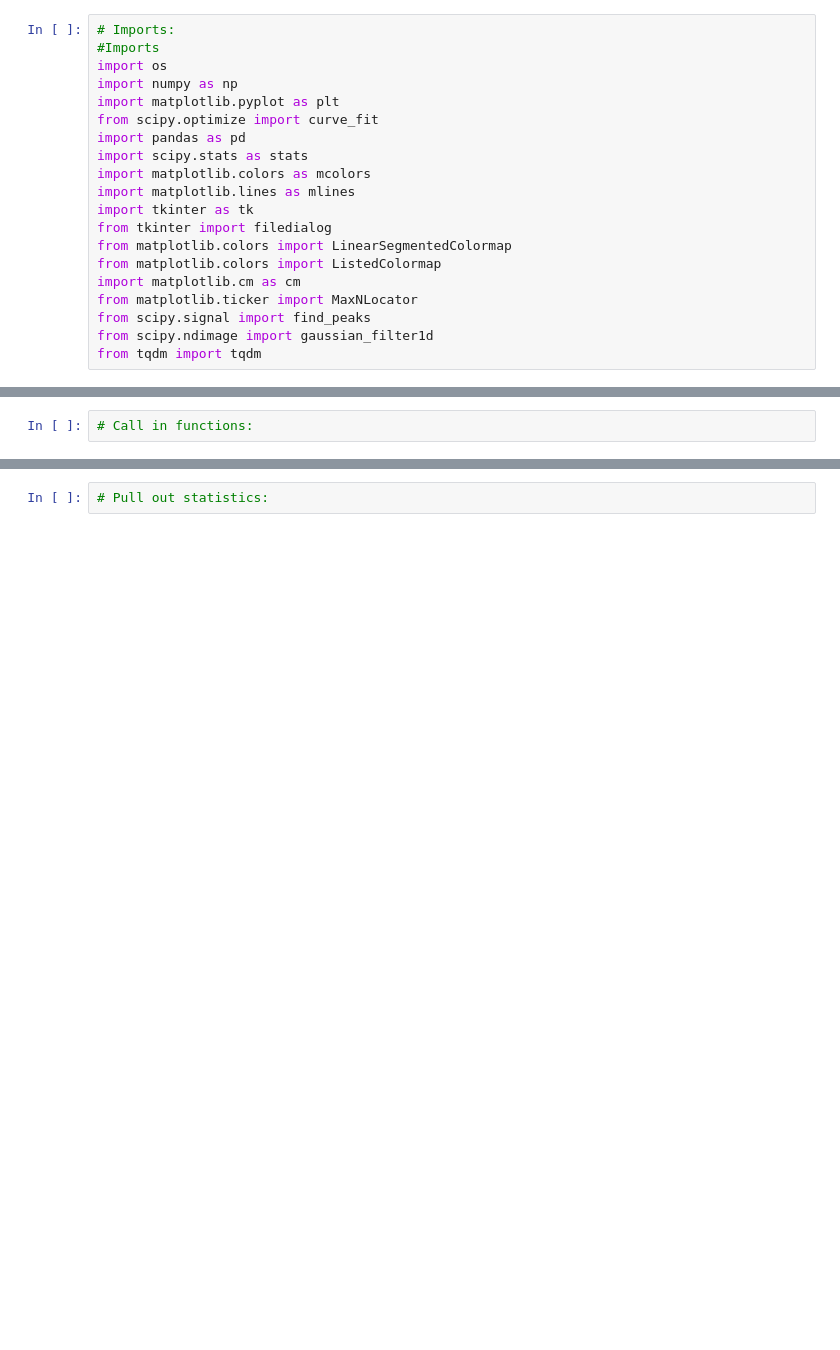
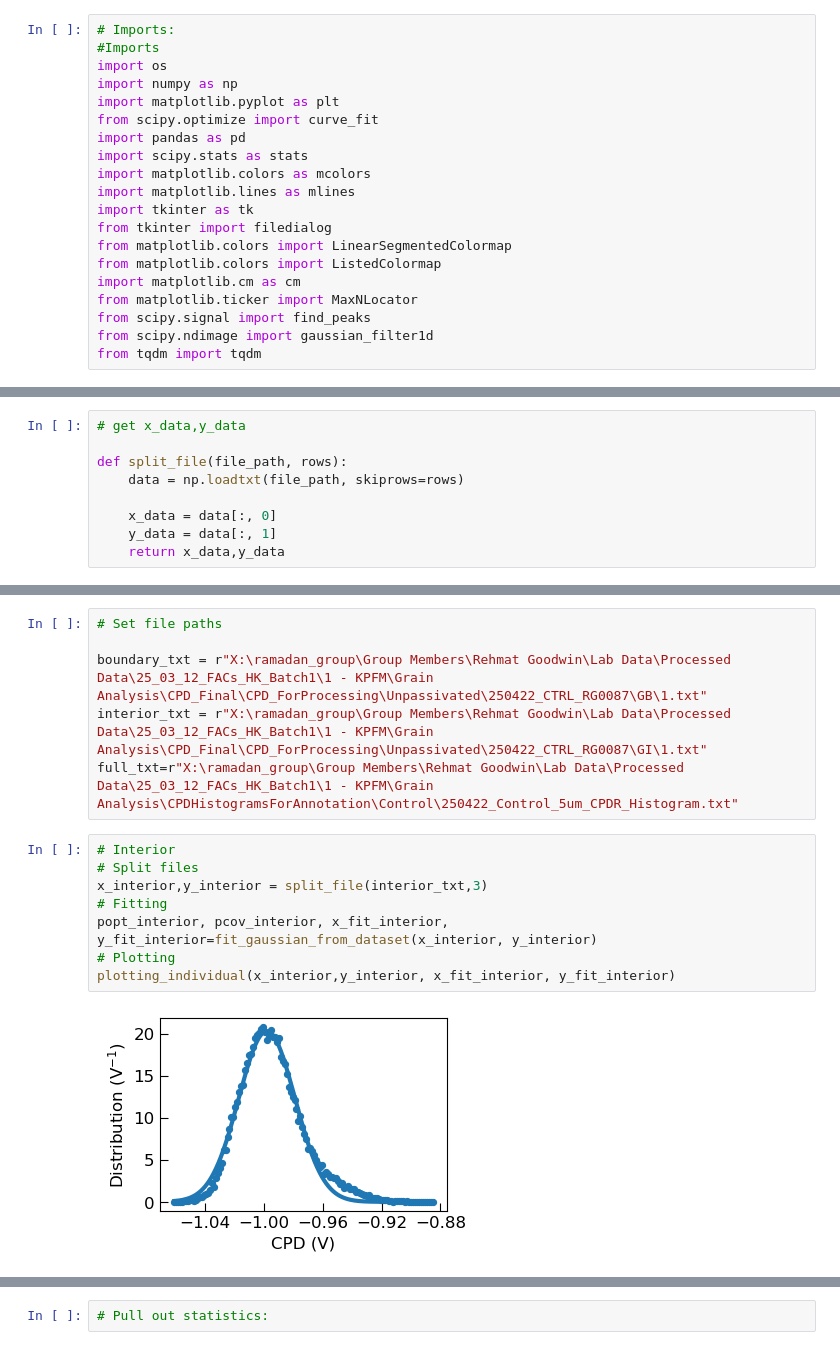
Before and after one commit to RamadanLab/KPFM_processing, a Jupyter notebook: ComparingGBGItoFullImage/Comparison overlap.ipynb, the cells around one changed output, grey strips where cells are left out. Saved outputs shown, nothing was run; the diff lists cells and outputs as text; blank space fills up the shorter version.

```diff
--- a/ComparingGBGItoFullImage/Comparison overlap.ipynb
+++ b/ComparingGBGItoFullImage/Comparison overlap.ipynb
@@ -27,2 +21,11 @@ full_txt=f""
+# %%
+# get x_data,y_data
+
+def split_file(file_path, rows):
+    data = np.loadtxt(file_path, skiprows=rows)
+
+    x_data = data[:, 0]
+    y_data = data[:, 1]
+    return x_data,y_data
 # %%
 # Single gaussian fns
@@ -239,2 +167,16 @@ def multi_gaussian_folder(file_path, rows, linecolour, name):
-# %%
-# Call in functions:
+# %%
+# Set file paths
+
+boundary_txt = r"X:\ramadan_group\Group Members\Rehmat Goodwin\Lab Data\Processed Data\25_03_12_FACs_HK_Batch1\1 - KPFM\Grain Analysis\CPD_Final\CPD_ForProcessing\Unpassivated\250422_CTRL_RG0087\GB\1.txt"
+interior_txt = r"X:\ramadan_group\Group Members\Rehmat Goodwin\Lab Data\Processed Data\25_03_12_FACs_HK_Batch1\1 - KPFM\Grain Analysis\CPD_Final\CPD_ForProcessing\Unpassivated\250422_CTRL_RG0087\GI\1.txt"
+full_txt=r"X:\ramadan_group\Group Members\Rehmat Goodwin\Lab Data\Processed Data\25_03_12_FACs_HK_Batch1\1 - KPFM\Grain Analysis\CPDHistogramsForAnnotation\Control\250422_Control_5um_CPDR_Histogram.txt"
+# %%
+# Interior
+# Split files
+x_interior,y_interior = split_file(interior_txt,3)
+# Fitting
+popt_interior, pcov_interior, x_fit_interior, y_fit_interior=fit_gaussian_from_dataset(x_interior, y_interior)
+# Plotting
+plotting_individual(x_interior,y_interior, x_fit_interior, y_fit_interior)
+# %% [output]
+[figure, added]
```
Also changed, not shown: parts of 7 cells of this notebook.
